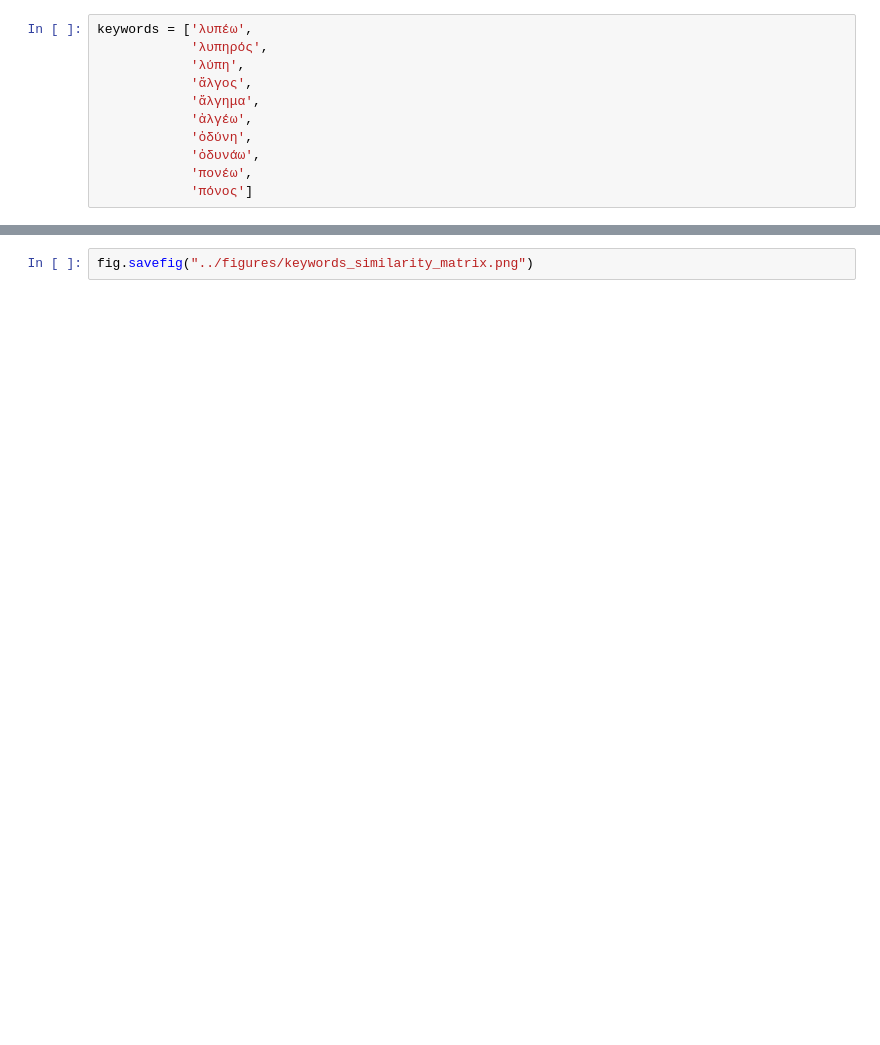
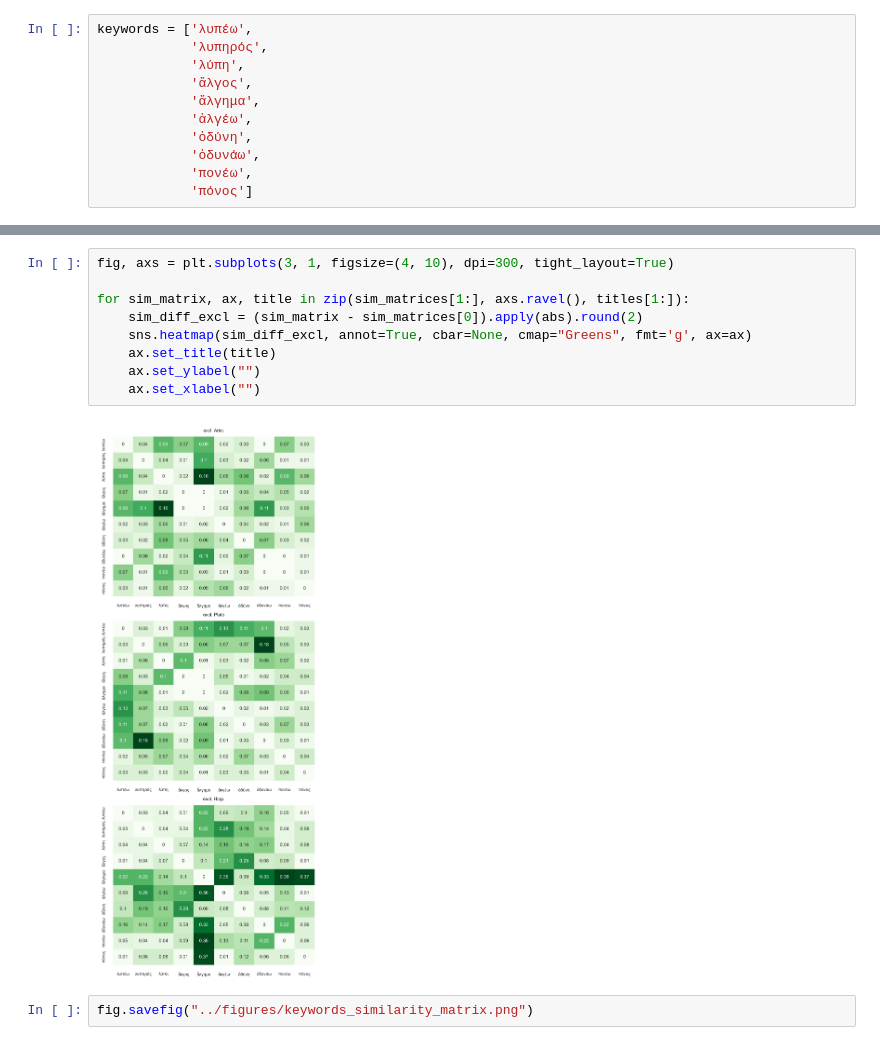
Before and after one commit to kasev/PIPA, a Jupyter notebook: scripts/4_EXPLORING-VECTORS.ipynb, the cells around one changed output, grey strips where cells are left out. Saved outputs shown, nothing was run; the diff lists cells and outputs as text; blank space fills up the shorter version.

```diff
--- a/scripts/4_EXPLORING-VECTORS.ipynb
+++ b/scripts/4_EXPLORING-VECTORS.ipynb
@@ -88,2 +184,13 @@ plt.show()
+# %%
+fig, axs = plt.subplots(3, 1, figsize=(4, 10), dpi=300, tight_layout=True)
+
+for sim_matrix, ax, title in zip(sim_matrices[1:], axs.ravel(), titles[1:]):
+    sim_diff_excl = (sim_matrix - sim_matrices[0]).apply(abs).round(2)
+    sns.heatmap(sim_diff_excl, annot=True, cbar=None, cmap="Greens", fmt='g', ax=ax)
+    ax.set_title(title)
+    ax.set_ylabel("")
+    ax.set_xlabel("")
+# %% [output]
+[figure, added]
 # %%
 fig.savefig("../figures/keywords_similarity_matrix.png")
```
Also changed, not shown: parts of 18 cells of this notebook, 8 other files.
